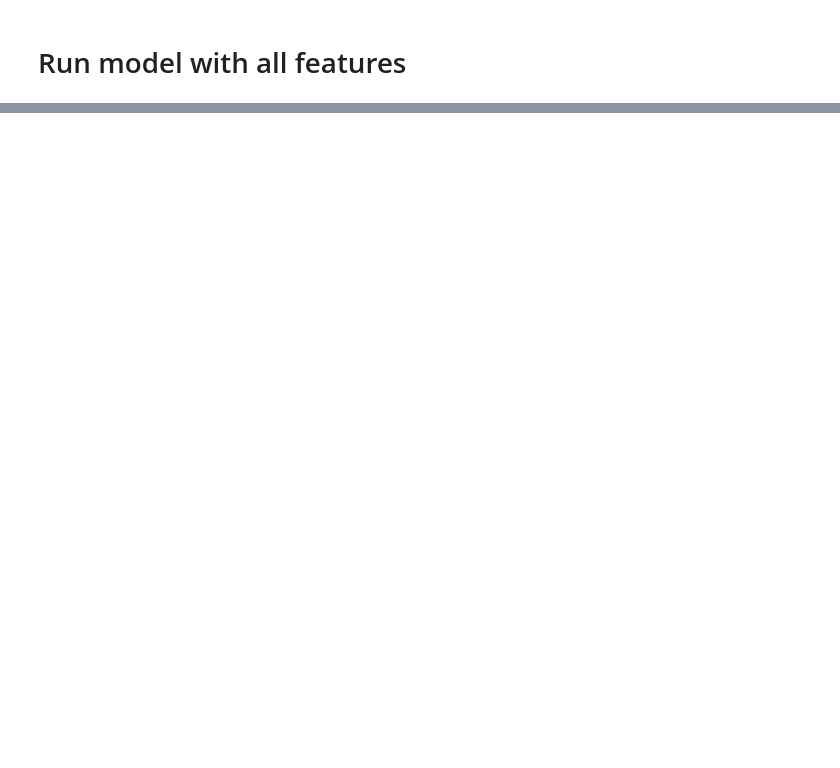
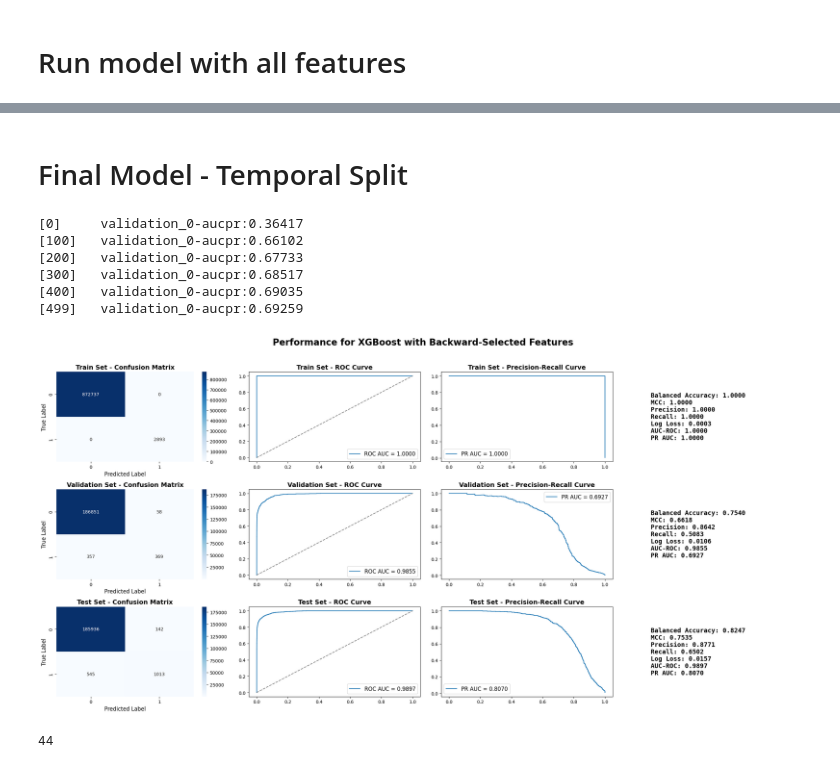
Before and after one commit to engie4800/dsi-capstone-spring-2025-TD-anti-money-laundering, a Jupyter notebook: Code/notebooks/Zoe/Final Feature Selection.ipynb, the cells around one changed output, grey strips where cells are left out. Cells and saved outputs as stored; diff of their text form; code cells hidden in the pictures; blank space fills up the shorter version.

```diff
--- a/Code/notebooks/Zoe/Final Feature Selection.ipynb
+++ b/Code/notebooks/Zoe/Final Feature Selection.ipynb
@@ -214,0 +293,2 @@ print(f"ROC AUC Score: {roc_auc_score(y_test, y_prob):.4f}")
+# %%
+X = pd.concat([X_train, X_val, X_test], axis=0, ignore_index=True)
@@ -214,0 +335,12 @@ print(f"ROC AUC Score: {roc_auc_score(y_test, y_prob):.4f}")
+# %%
+X_train['sent_currency_other'] = (X_train[currency_features_sent].sum(axis=1) - X_train[top3_sent].sum(axis=1) > 0).astype(int)
+X_train['received_currency_other'] = (X_train[currency_features_received].sum(axis=1) - X_train[top3_received].sum(axis=1) > 0).astype(int)
+X_train['payment_type_other'] = (X_train[payment_type_features].sum(axis=1) - X_train[top3_payment].sum(axis=1) > 0).astype(int)
+
+X_val['sent_currency_other'] = (X_val[currency_features_sent].sum(axis=1) - X_val[top3_sent].sum(axis=1) > 0).astype(int)
+X_val['received_currency_other'] = (X_val[currency_features_received].sum(axis=1) - X_val[top3_received].sum(axis=1) > 0).astype(int)
+X_val['payment_type_other'] = (X_val[payment_type_features].sum(axis=1) - X_val[top3_payment].sum(axis=1) > 0).astype(int)
+
+X_test['sent_currency_other'] = (X_test[currency_features_sent].sum(axis=1) - X_test[top3_sent].sum(axis=1) > 0).astype(int)
+X_test['received_currency_other'] = (X_test[currency_features_received].sum(axis=1) - X_test[top3_received].sum(axis=1) > 0).astype(int)
+X_test['payment_type_other'] = (X_test[payment_type_features].sum(axis=1) - X_test[top3_payment].sum(axis=1) > 0).astype(int)
@@ -214,0 +537,53 @@ print(f"ROC AUC Score: {roc_auc_score(y_test, y_prob):.4f}")
+# %% [markdown]
+# Final Model - Temporal Split
+# %%
+selected_features = ['day_cos', 'day_sin', 'log_exchange_rate', 'received_amount', 'sent_amount', 'sent_amount_usd', 'time_diff_from', 'time_diff_to', 'time_of_day_cos', 'timestamp_scaled', 'turnaround_time', 'from_pagerank', 'from_net_flow', 'from_avg_txn_out', 'from_avg_txn_in', 'from_num_unique_out_partners', 'from_num_unique_in_partners', 'to_degree_centrality', 'to_pagerank', 'to_net_flow', 'to_avg_txn_out', 'to_avg_txn_in', 'to_std_txn_out', 'to_std_txn_in', 'to_num_unique_out_partners', 'to_num_unique_in_partners', 'received_currency_Brazil Real', 'received_currency_Canadian Dollar', 'received_currency_Euro', 'received_currency_Mexican Peso', 'received_currency_Ruble', 'received_currency_Rupee', 'received_currency_Saudi Riyal', 'received_currency_Shekel', 'received_currency_Swiss Franc', 'received_currency_UK Pound', 'received_currency_US Dollar', 'received_currency_Yen', 'received_currency_Yuan', 'payment_type_ACH', 'payment_type_Cheque', 'payment_type_Credit Card', 'payment_type_Reinvestment', 'payment_type_Wire']
+# %%
+# 1) Instantiate an XGBClassifier—mirror your CatBoost settings as closely as possible:
+xgb_model = xgb.XGBClassifier(
+    n_estimators= 500,        # iterations
+    early_stopping_rounds=50,
+    max_depth=10,             # your tuned depth
+    learning_rate=0.1,        # your tuned learning rate
+    objective='binary:logistic',
+    scale_pos_weight=12,      # same class‐imbalance weight
+    eval_metric='aucpr',      # PR‐AUC for early stopping
+    random_state=42,
+)
+
+# 2) Fit with early stopping on your validation split:
+xgb_model.fit(
+    X_train[selected_features], mp.y_train,
+    eval_set=[(X_val[selected_features], mp.y_val)],
+    verbose=100
+)
+
+# 3) Get probabilities & 0.5‐threshold predictions:
+train_proba = xgb_model.predict_proba(X_train[selected_features])[:, 1]
+val_proba   = xgb_model.predict_proba(X_val[selected_features])[:, 1]
+test_proba  = xgb_model.predict_proba(X_test[selected_features])[:, 1]
+
+train_pred = (train_proba > 0.5).astype(int)
+val_pred   = (val_proba   > 0.5).astype(int)
+test_pred  = (test_proba  > 0.5).astype(int)
+
+slide_title = "Performance for XGBoost with Backward-Selected Features"
+result_metrics(
+    slide_title,
+    mp.y_train, train_pred, train_proba,
+    mp.y_val,   val_pred,   val_proba,
+    mp.y_test,  test_pred,  test_proba,
+    class_labels=["Licit", "Illicit"]
+)
+# %% [output]
+[0]     validation_0-aucpr:0.36417
+[100]   validation_0-aucpr:0.66102
+[200]   validation_0-aucpr:0.67733
+[300]   validation_0-aucpr:0.68517
+[400]   validation_0-aucpr:0.69035
+[499]   validation_0-aucpr:0.69259
+[figure, added]
+# %%
+len(X_train[selected_features].columns.tolist())
+# %% [output]
+44
```
Also changed, not shown: parts of 37 cells of this notebook.
